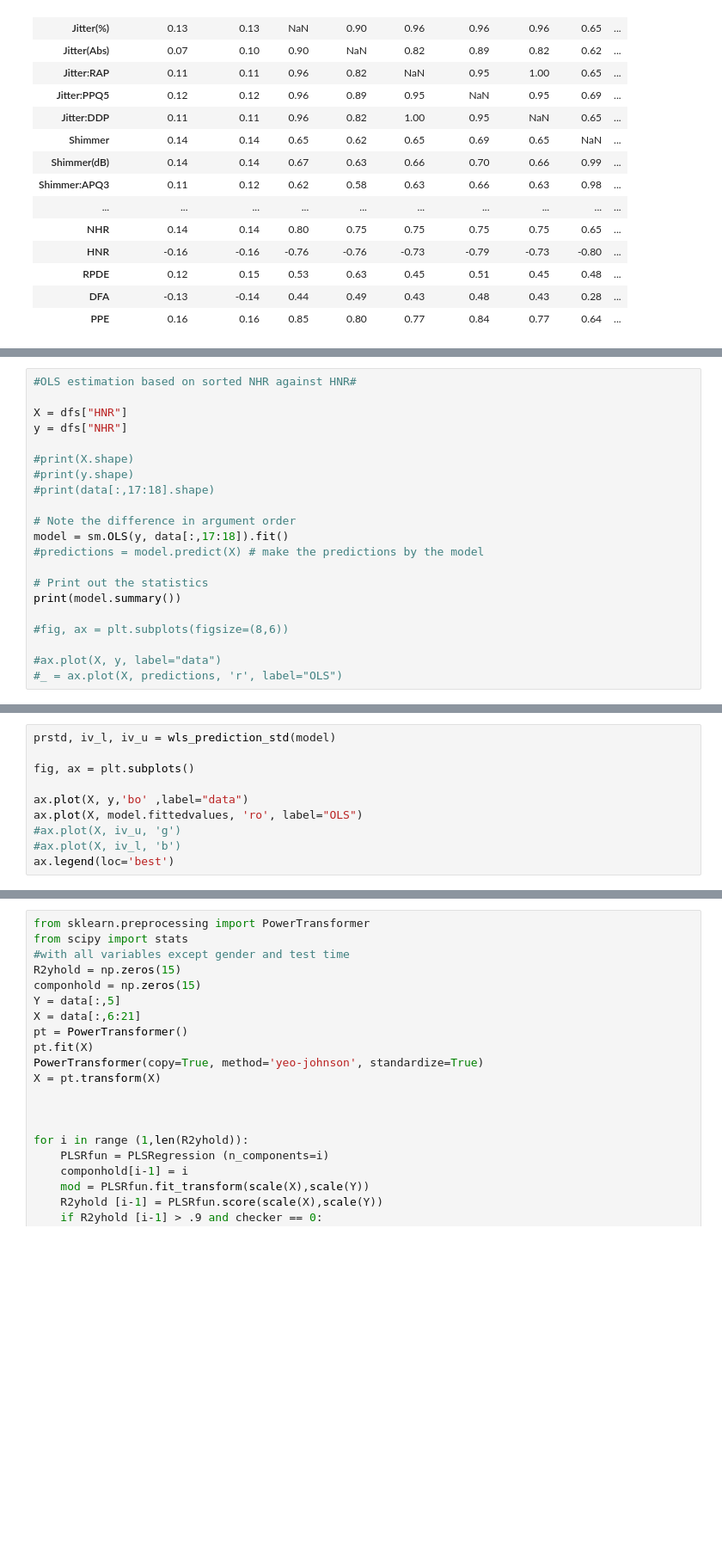
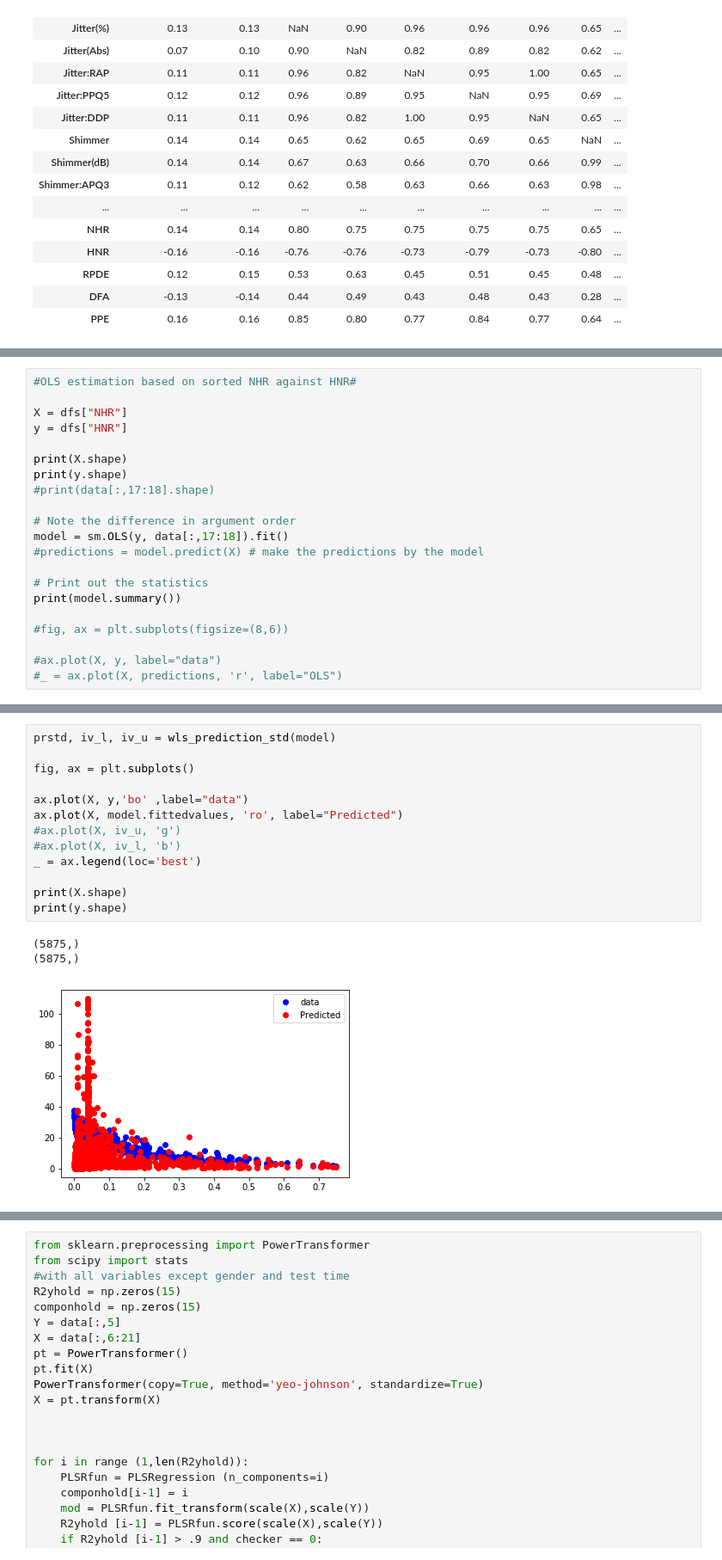
Before and after one commit to medium3rdparty/188-Final-Project, a Jupyter notebook: 188 Final Project - Code - V3.0.ipynb, the cells around one changed output, grey strips where cells are left out. Shown at 86% size. Saved outputs shown, nothing was run; the diff lists cells and outputs as text; blank space fills up the shorter version.

```diff
--- a/188 Final Project - Code - V3.0.ipynb
+++ b/188 Final Project - Code - V3.0.ipynb
@@ -139,11 +140,11 @@ _ = plt.plot(dfs['HNR'], dfs['NHR'])
 # %%
 #OLS estimation based on sorted NHR against HNR#
 
-X = dfs["HNR"]
-y = dfs["NHR"]
+X = dfs["NHR"]
+y = dfs["HNR"]
 
-#print(X.shape)
-#print(y.shape)
+print(X.shape)
+print(y.shape)
 #print(data[:,17:18].shape)
 
 # Note the difference in argument order
@@ -160,13 +179,20 @@ print(model.summary())
 # %%
 prstd, iv_l, iv_u = wls_prediction_std(model)
 
 fig, ax = plt.subplots()
 
 ax.plot(X, y,'bo' ,label="data")
-ax.plot(X, model.fittedvalues, 'ro', label="OLS")
+ax.plot(X, model.fittedvalues, 'ro', label="Predicted")
 #ax.plot(X, iv_u, 'g')
 #ax.plot(X, iv_l, 'b')
-ax.legend(loc='best')
+_ = ax.legend(loc='best')
+
+print(X.shape)
+print(y.shape)
+# %% [output]
+(5875,)
+(5875,)
+[figure, added]
 # %%
 # First I want to check the correlation coefficient of each of the variables with the UPDRS scores. Some are in DB and
 #some are non-linear, so not all results will be useful
```
Also changed, not shown: parts of 6 cells of this notebook.
